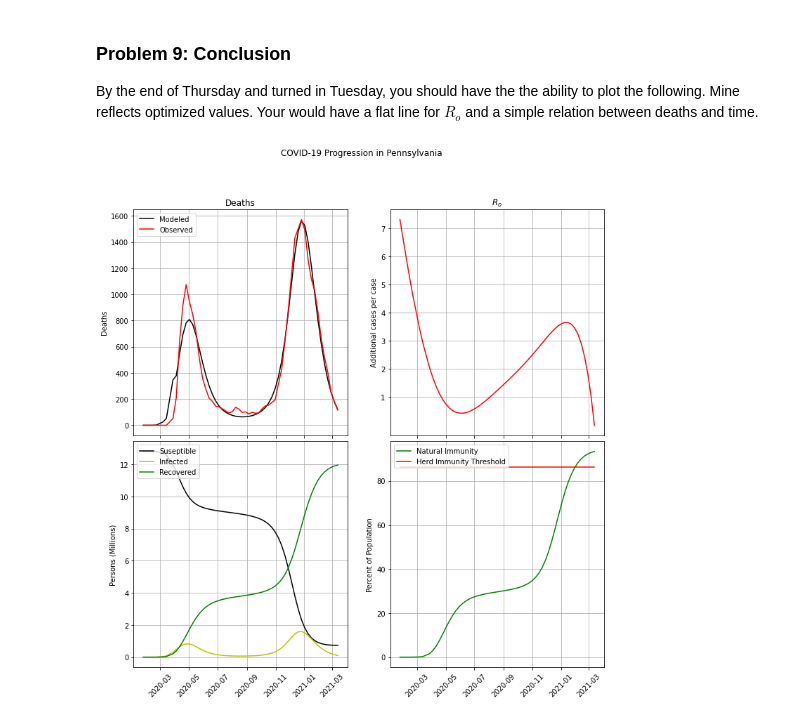
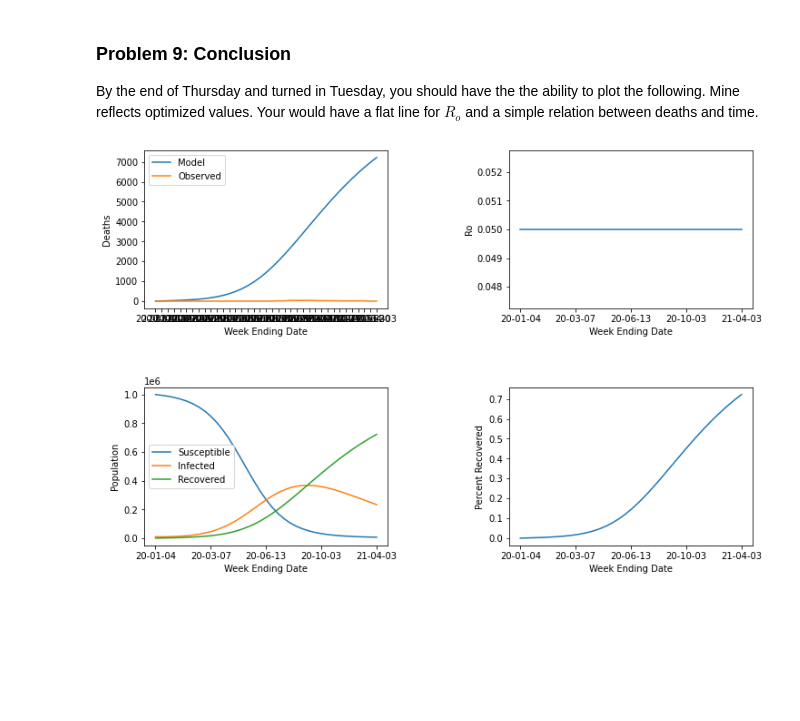
Before and after one commit to DaithiMartin/Simulation_Modeling_CSCI-577, a Jupyter notebook: Project_10_Disease_Dynamics/Synthesis I - SEIR Model.ipynb, the cells around one changed output. Saved outputs shown, nothing was run; the diff lists cells and outputs as text; code cells hidden in the pictures; blank space fills up the shorter version.

```diff
--- a/Project_10_Disease_Dynamics/Synthesis I - SEIR Model.ipynb
+++ b/Project_10_Disease_Dynamics/Synthesis I - SEIR Model.ipynb
@@ -129,33 +90,3 @@ The parameter $\beta(t)$ will be time dependent and adjusted to meet observation
 Let's use a `numpy Polynomial` object. So there is some consistency in our results, make it a **6th order** polynomial. Below, master the instantiation of the object, and how an array of coefficients can be used to change the coefficients in the `Polynomial` object.
 
 Place the polynomial into the parameters data structure.
-# %%
-class SEIR_ODE:
-    def __init__(self):
-        self.beta = 0.1
-        self.q = 0.5
-        self.delta = 6
-        self.gama = 10
-        self.omega = 0.01
-        self.N = 1e6
-
-    def SEIR(self, t,y,p):
-        """
-        Accepts the state of the system as:
-        y[0] = Suseptable population - never impacted by the disease
-        y[1] = Exposed population - has the disease, but not yet manifesting symptoms
-        y[2] = Infected population - has the disease, and symptoms
-        y[3] = Recovered population - has recovered from the disease, and is no longer suseptable
-        y[4] = Dead population - recovered in the form of death
-
-        This function returns the time deriviative of the state, dydt, and uses a dictionary
-        of parameters p.
-        """
-        S, E, I, R, D = y
-        d_S = -self.beta * S * (I + self.q * E) / self.N
-        d_E =  self.beta * S * (I + self.q * E) / self.N - E / self.delta
-        d_I = E / self.delta - I / self.gama
-        d_R = I / self.gama
-        d_D = I / self.gama * self.omega
-
-        return np.array((d_S, d_E, d_I, d_R, d_D))
@@ -394,11 +357,9 @@ def plot_results(self):
 ### Problem 9: Conclusion
 
 By the end of Thursday and turned in Tuesday, you should have the the ability to plot the following. Mine reflects optimized values. Your would have a flat line for $R_o$ and a simple relation between deaths and time.
-# %%
-%reload_ext autoreload
-from SEIRv2 import SEIR
-%matplotlib inline
-seir = SEIR()
-seir.plot_location("Pennsylvania")
-# %% [output]
-[figure, removed]
+# %%
+SEIRD = SEIR_ODE("Hawaii")
+error = SEIRD.get_SSE(SEIRD.params)
+SEIRD.plot_results()
+# %% [output]
+[figure, added]
```
Also changed, not shown: parts of 9 cells of this notebook, 1 other file.
